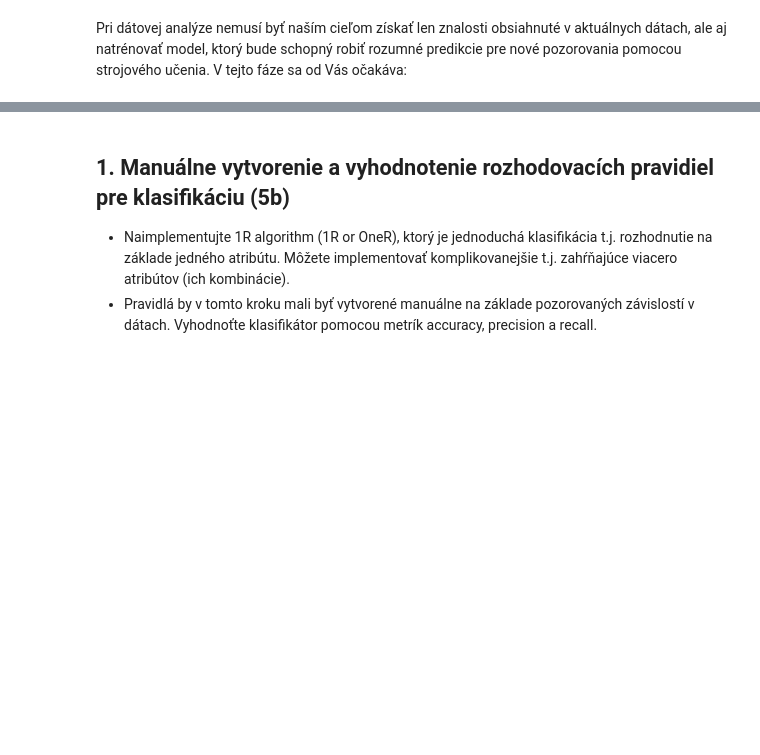
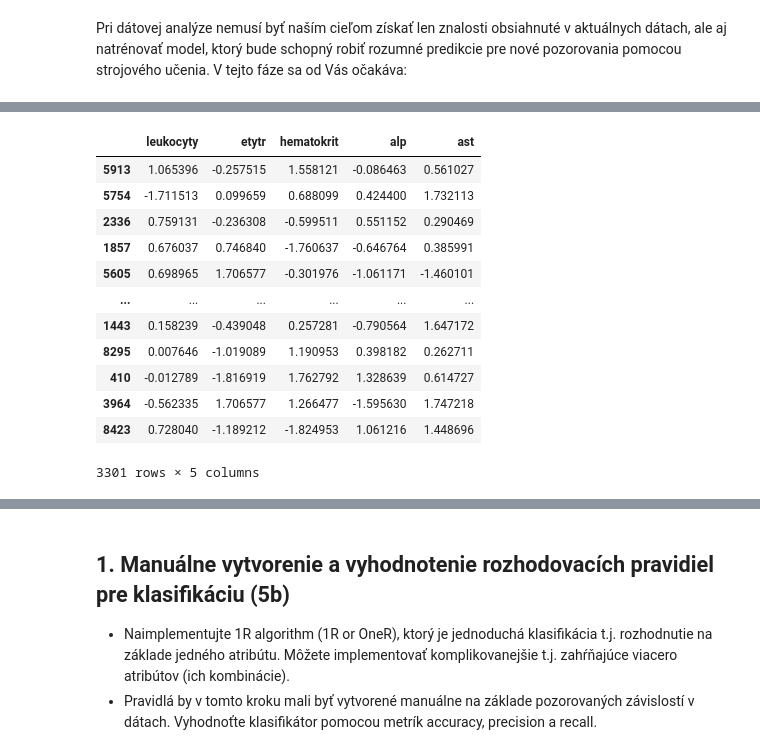
Before and after one commit to psmrecek/IAU-Projekt-ZS2021, a Jupyter notebook: Fáza 3 - Smreček.ipynb, the cells around one changed output, grey strips where cells are left out. Drawn from its saved outputs; the diff is of its cells as text; code cells hidden in the pictures; blank space fills up the shorter version.

```diff
--- a/Fáza 3 - Smreček.ipynb
+++ b/Fáza 3 - Smreček.ipynb
@@ -5,0 +307,16 @@ V tejto fáze sa od Vás očakáva:
+# %%
+X_test
+# %% [output]
+|  | leukocyty | etytr | hematokrit | alp | ast |
+| 5913 | 1.065396 | -0.257515 | 1.558121 | -0.086463 | 0.561027 |
+| 5754 | -1.711513 | 0.099659 | 0.688099 | 0.424400 | 1.732113 |
+| 2336 | 0.759131 | -0.236308 | -0.599511 | 0.551152 | 0.290469 |
+| 1857 | 0.676037 | 0.746840 | -1.760637 | -0.646764 | 0.385991 |
+| 5605 | 0.698965 | 1.706577 | -0.301976 | -1.061171 | -1.460101 |
+| ... | ... | ... | ... | ... | ... |
+| 1443 | 0.158239 | -0.439048 | 0.257281 | -0.790564 | 1.647172 |
+| 8295 | 0.007646 | -1.019089 | 1.190953 | 0.398182 | 0.262711 |
+| 410 | -0.012789 | -1.816919 | 1.762792 | 1.328639 | 0.614727 |
+| 3964 | -0.562335 | 1.706577 | 1.266477 | -1.595630 | 1.747218 |
+| 8423 | 0.728040 | -1.189212 | -1.824953 | 1.061216 | 1.448696 |
+3301 rows × 5 columns
```
Also changed, not shown: parts of 20 cells of this notebook, 2 other files.
